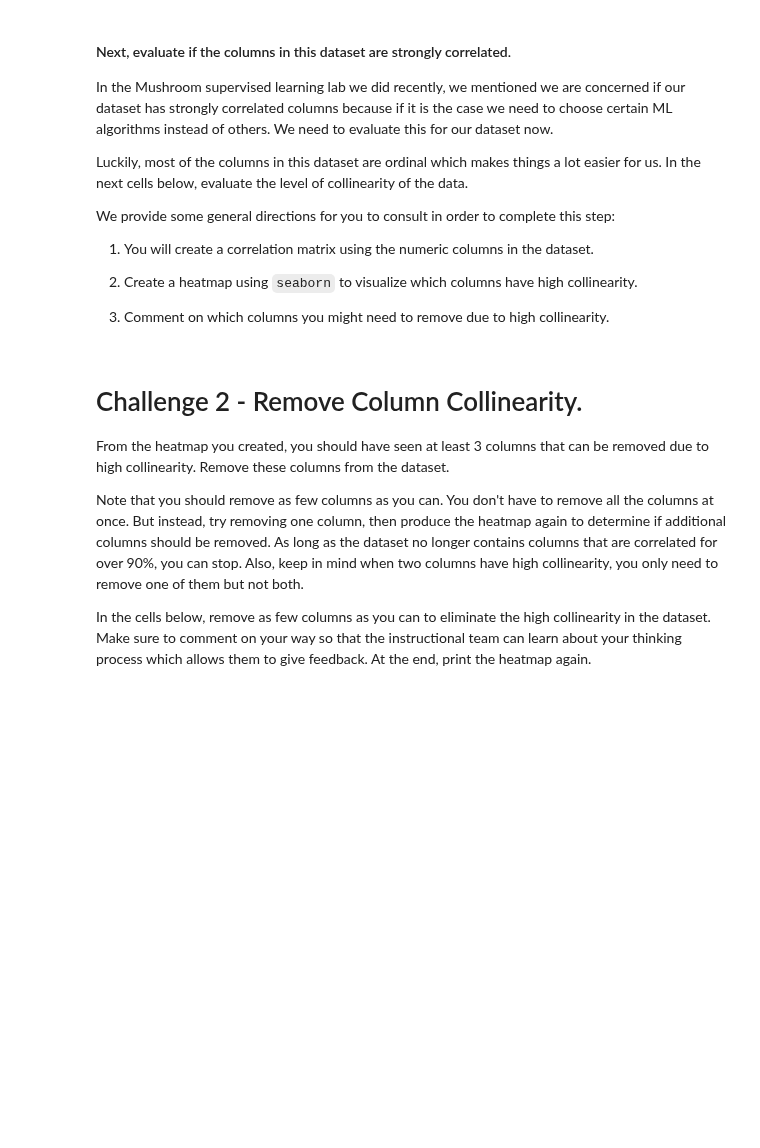
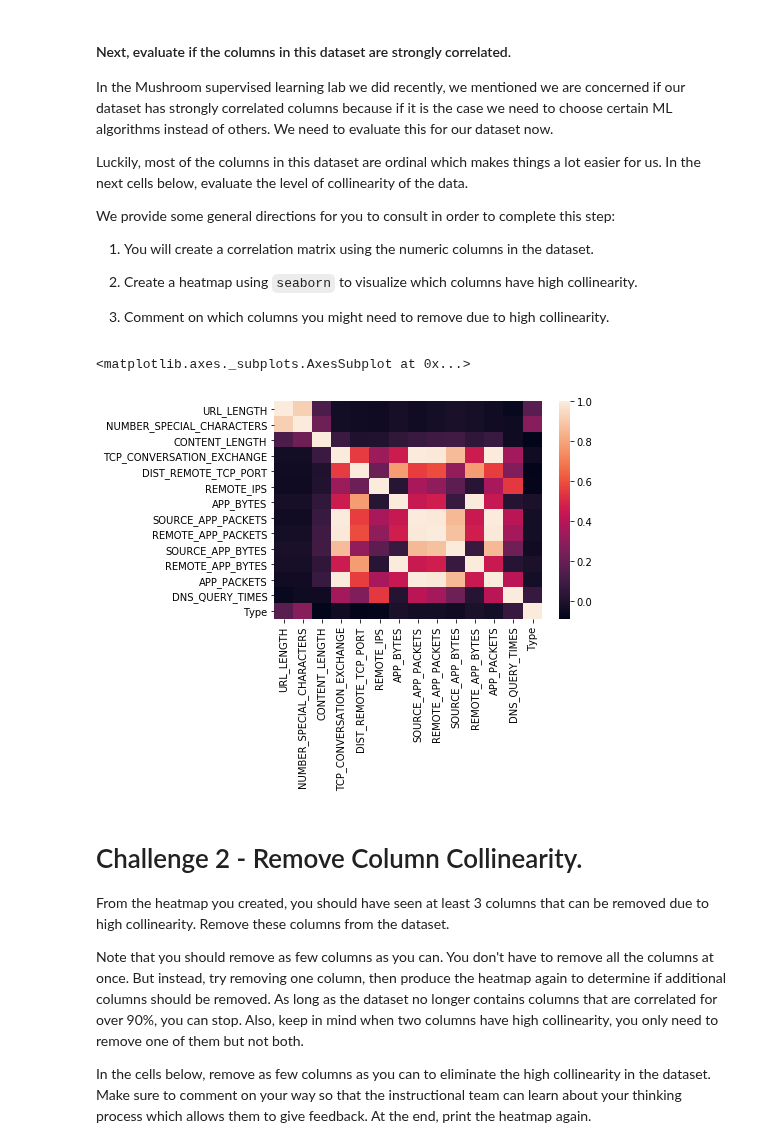
Before and after one commit to ta-data-lis/lab-supervised-learning, a Jupyter notebook: your-code/main.ipynb, the cells around one changed output. Cells and saved outputs as stored; diff of their text form; code cells hidden in the pictures; blank space fills up the shorter version.

```diff
--- a/your-code/main.ipynb
+++ b/your-code/main.ipynb
@@ -52,6 +92,11 @@ We provide some general directions for you to consult in order to complete this
 1. Comment on which columns you might need to remove due to high collinearity.
 # %%
 # Your code here
+correlation = websites.corr()
+sns.heatmap(websites.corr())
+# %% [output]
+<matplotlib.axes._subplots.AxesSubplot at 0x...>
+[figure, added]
 # %%
 # Your comment here
 # %% [markdown]
```
Also changed, not shown: parts of 49 cells of this notebook.
